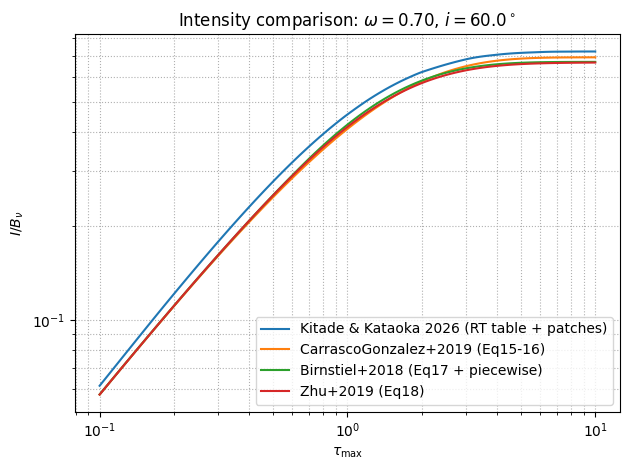
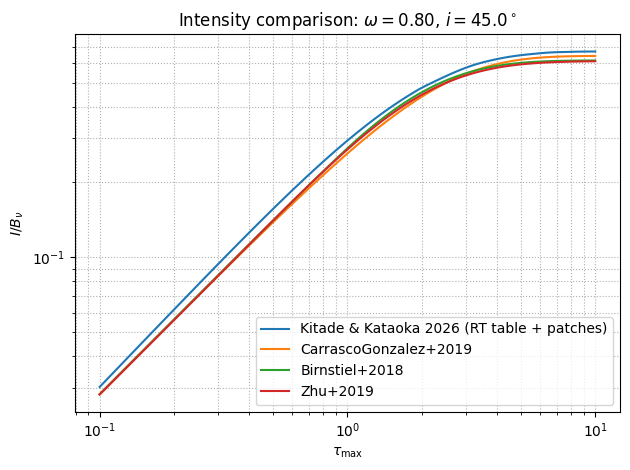
The change to this notebook cell's code, shown as a diff; its figure went from the first image to the second:
--- before
+++ after
@@ -9,6 +9,6 @@
 import matplotlib.pyplot as plt
 
-omega0 = 0.7
-inc0   = 60.0
+omega0 = 0.8
+inc0   = 45.0
 
 # tau range (change if needed)
@@ -28,7 +28,7 @@
 plt.figure()
 plt.loglog(tau, Ie, label="Kitade & Kataoka 2026 (RT table + patches)")
-plt.loglog(tau, Ic, label="CarrascoGonzalez+2019 (Eq15-16)")
-plt.loglog(tau, Ib, label="Birnstiel+2018 (Eq17 + piecewise)")
-plt.loglog(tau, Iz, label="Zhu+2019 (Eq18)")
+plt.loglog(tau, Ic, label="CarrascoGonzalez+2019")
+plt.loglog(tau, Ib, label="Birnstiel+2018")
+plt.loglog(tau, Iz, label="Zhu+2019")
 plt.xlabel(r"$\tau_{\max}$")
 plt.ylabel(r"$I/B_\nu$")

Commit: minor change